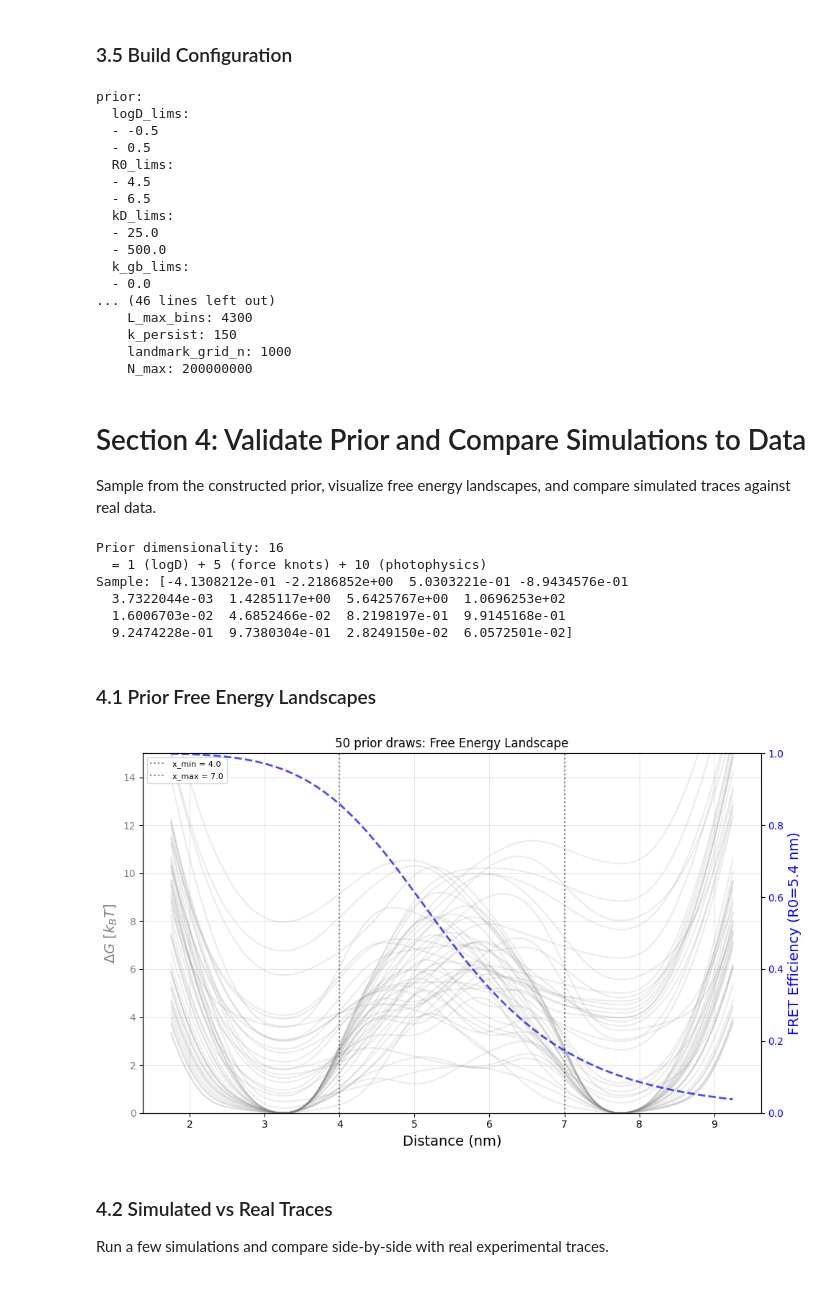
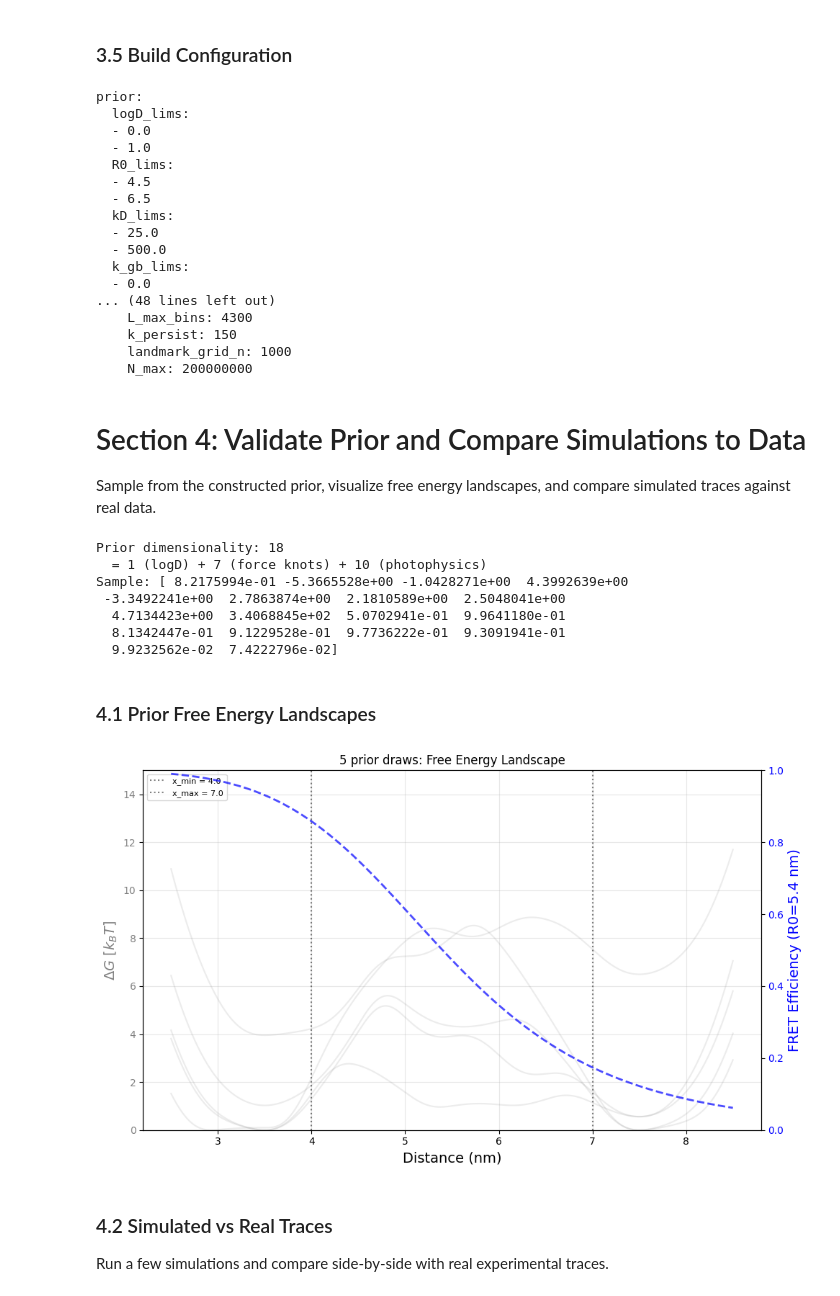
Before and after one commit to covinolab/smFRET_sbi, a Jupyter notebook: analysis/setup_prior.ipynb, the cells around one changed output. Saved outputs shown, nothing was run; the diff lists cells and outputs as text; code cells hidden in the pictures.

```diff
--- a/analysis/setup_prior.ipynb
+++ b/analysis/setup_prior.ipynb
@@ -557,8 +557,8 @@ R0_min, R0_max = 4.5, 6.5
 kD_min, kD_max = 25.0, 500.0
 
 # Background photon rates
-k_gb_min, k_gb_max = 0.0, 0.10
-k_rb_min, k_rb_max = 0.0, 0.10
+k_gb_min, k_gb_max = 0.0, 1.5
+k_rb_min, k_rb_max = 0.0, 1.5
 
 # Detector quantum efficiencies
 eta_g_min, eta_g_max = 0.7, 1.0
@@ -593,17 +593,17 @@ x_min = 4.0
 x_max = 7.0
 
 # Force landscape spline configuration
-num_knots = 5
+num_knots = 7
 
 # center: mean force values at each interior knot
 # For a two-state potential (left well = bound, right well = unbound),
 # positive force on left pushes right, negative on right pushes left
-center = [-4.0, -2.0, 0.0, 2.0, 4.0]
+center = [-5.0, -3.0, 1.0, 0.0 ,1.0, 3.0, 5.0]
 
 # scale: half-width of uniform prior around each center
 # scale=0 -> fixed forces (not inferred), only logD + photophysics vary
 # scale>0 -> force knots become part of the prior
-scale = 3.5
+scale = 4.5
 
 # Spline interpolation and boundary settings
 spline_type = "steffen"         # monotonicity-preserving
@@ -630,7 +630,7 @@ Observed distance range: [0.5, 54.0] nm
 # All times in the config are in milliseconds (ms). kBT = 1 in simulator units.
 # Langevin equation: dx = D*F*dt + sqrt(2*D*dt)*noise
 # For intrinsically disordered proteins: D ~ 0.3 to 3 nm^2/ms -> logD in [-0.5, 0.5]
-logD_min, logD_max = -0.5, 0.5
+logD_min, logD_max = 0.0, 1.0
 
 print(f"logD range: [{logD_min}, {logD_max}]")
 print(f"  -> D range: [{10**logD_min:.2f}, {10**logD_max:.2f}] nm^2/ms")
@@ -748,8 +748,8 @@ print(OmegaConf.to_yaml(config))
 # %% [output]
 prior:
   logD_lims:
-  - -0.5
-  - 0.5
+  - 0.0
+  - 1.0
   R0_lims:
   - 4.5
   - 6.5
@@ -758,7 +758,7 @@ prior:
   - 500.0
   k_gb_lims:
   - 0.0
-... (46 lines left out)
+... (48 lines left out)
     L_max_bins: 4300
     k_persist: 150
     landmark_grid_n: 1000
@@ -777,16 +777,17 @@ print(f"Prior dimensionality: {test_sample.shape[1]}")
 print(f"  = 1 (logD) + {num_knots} (force knots) + 10 (photophysics)")
 print(f"Sample: {test_sample[0].numpy()}")
 # %% [output]
-Prior dimensionality: 16
-  = 1 (logD) + 5 (force knots) + 10 (photophysics)
-Sample: [-4.1308212e-01 -2.2186852e+00  5.0303221e-01 -8.9434576e-01
-  3.7322044e-03  1.4285117e+00  5.6425767e+00  1.0696253e+02
-  1.6006703e-02  4.6852466e-02  8.2198197e-01  9.9145168e-01
-  9.2474228e-01  9.7380304e-01  2.8249150e-02  6.0572501e-02]
+Prior dimensionality: 18
+  = 1 (logD) + 7 (force knots) + 10 (photophysics)
+Sample: [ 8.2175994e-01 -5.3665528e+00 -1.0428271e+00  4.3992639e+00
+ -3.3492241e+00  2.7863874e+00  2.1810589e+00  2.5048041e+00
+  4.7134423e+00  3.4068845e+02  5.0702941e-01  9.9641180e-01
+  8.1342447e-01  9.1229528e-01  9.7736222e-01  9.3091941e-01
+  9.9232562e-02  7.4222796e-02]
 # %% [markdown]
 ### 4.1 Prior Free Energy Landscapes
 # %%
-N_PRIOR_DRAWS = 50
+N_PRIOR_DRAWS = 5
 samples = prior.sample((N_PRIOR_DRAWS,))
 
 fig, ax1 = plt.subplots(figsize=(10, 6))
@@ -796,34 +797,34 @@ ax2 = ax1.twinx()
 # Spline knots extend by num_boundary_knots * knot_spacing on each side.
 knot_spacing = (x_max - x_min) / (num_knots - 1)
 x_plot_margin = 0.6 * num_boundary_knots * knot_spacing
 x_eval = np.linspace(x_min - x_plot_margin, x_max + x_plot_margin, 500)
 
 for i in range(N_PRIOR_DRAWS):
     _, U = eval_free_energy(params=samples[i], x_eval=x_eval)
     ax1.plot(x_eval, U - U.min(), color="gray", alpha=0.15)
 
 # Mark the flexible-knot domain
 ax1.axvline(x_min, color="black", ls=":", alpha=0.5, label=f"x_min = {x_min}")
 ax1.axvline(x_max, color="black", ls=":", alpha=0.5, label=f"x_max = {x_max}")
 
 # Overlay FRET efficiency curve
 E_curve = 1 / (1 + (x_eval / R0_LITERATURE) ** 6)
 ax2.plot(x_eval, E_curve, color="blue", ls="--", lw=2, alpha=0.7)
 
 ax1.set_xlabel("Distance (nm)", fontsize=14)
 ax1.set_ylabel(r"$\Delta G\ [k_BT]$", fontsize=14, color="gray")
 ax2.set_ylabel(f"FRET Efficiency (R0={R0_LITERATURE} nm)", fontsize=14, color="blue")
 ax1.tick_params(axis="y", labelcolor="gray")
 ax2.tick_params(axis="y", labelcolor="blue")
 ax1.set_ylim(0, 15)
 ax2.set_ylim(0, 1)
 ax1.set_title(f"{N_PRIOR_DRAWS} prior draws: Free Energy Landscape")
 ax1.legend(fontsize=8, loc="upper left")
 ax1.grid(alpha=0.3)
 plt.tight_layout()
 plt.show()
 # %% [output]
-[figure, old version]
+[figure, new version]
 # %% [markdown]
 ### 4.2 Simulated vs Real Traces
 
```
Also changed, not shown: parts of 12 cells of this notebook, 6 other files.
